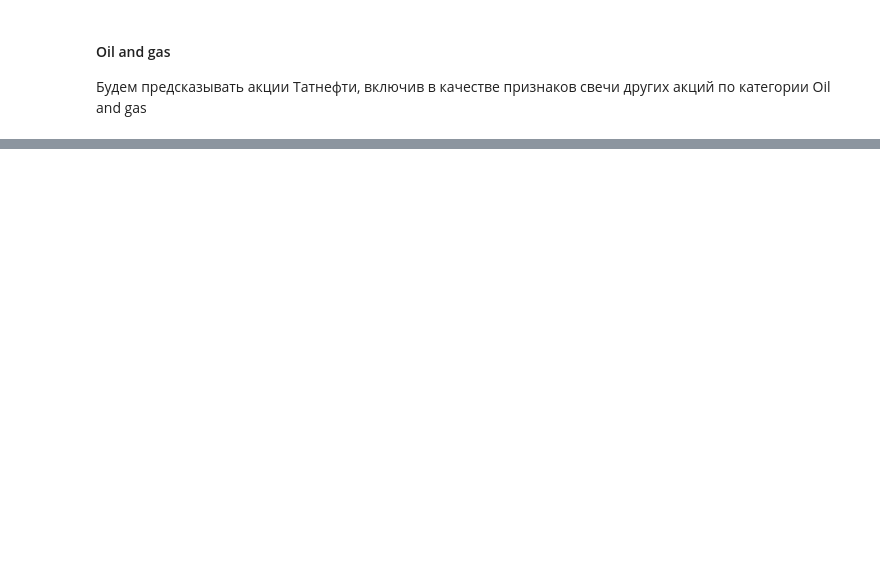
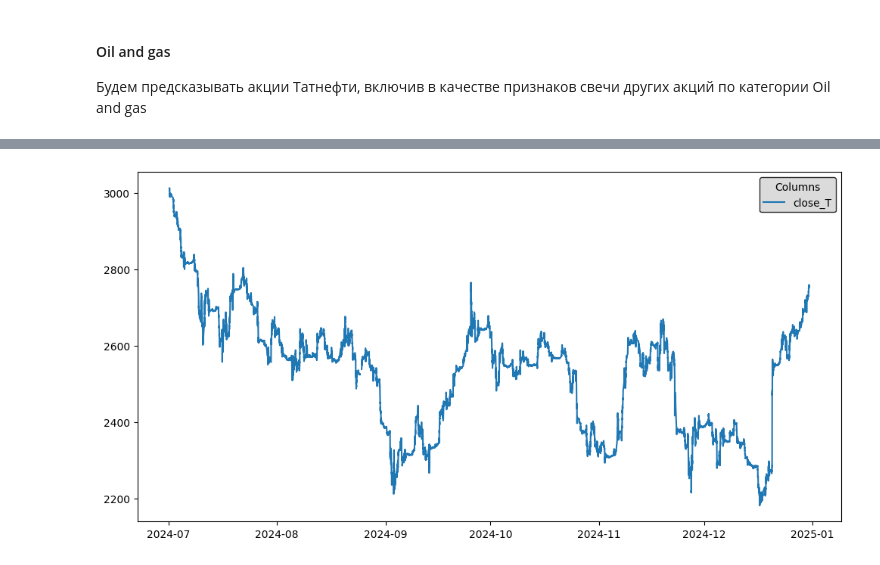
Before and after one commit to Invest-Predict/prices-predictions, a Jupyter notebook: examples/beb/categories.ipynb, the cells around one changed output, grey strips where cells are left out. Cells and saved outputs as stored; diff of their text form; code cells hidden in the pictures; blank space fills up the shorter version.

```diff
--- a/examples/beb/categories.ipynb
+++ b/examples/beb/categories.ipynb
@@ -104,0 +305,6 @@ Shrink model to first 563 iterations.
+# %%
+joint_data_finance.visualize_time_frame(datetime_start=dt.datetime(2024, 7, 1),
+                          datetime_end=dt.datetime(2024, 12, 31),
+                          columns=["close_T"])
+# %% [output]
+[figure, added]
```
Also changed, not shown: parts of 19 cells of this notebook, 2 other files.
